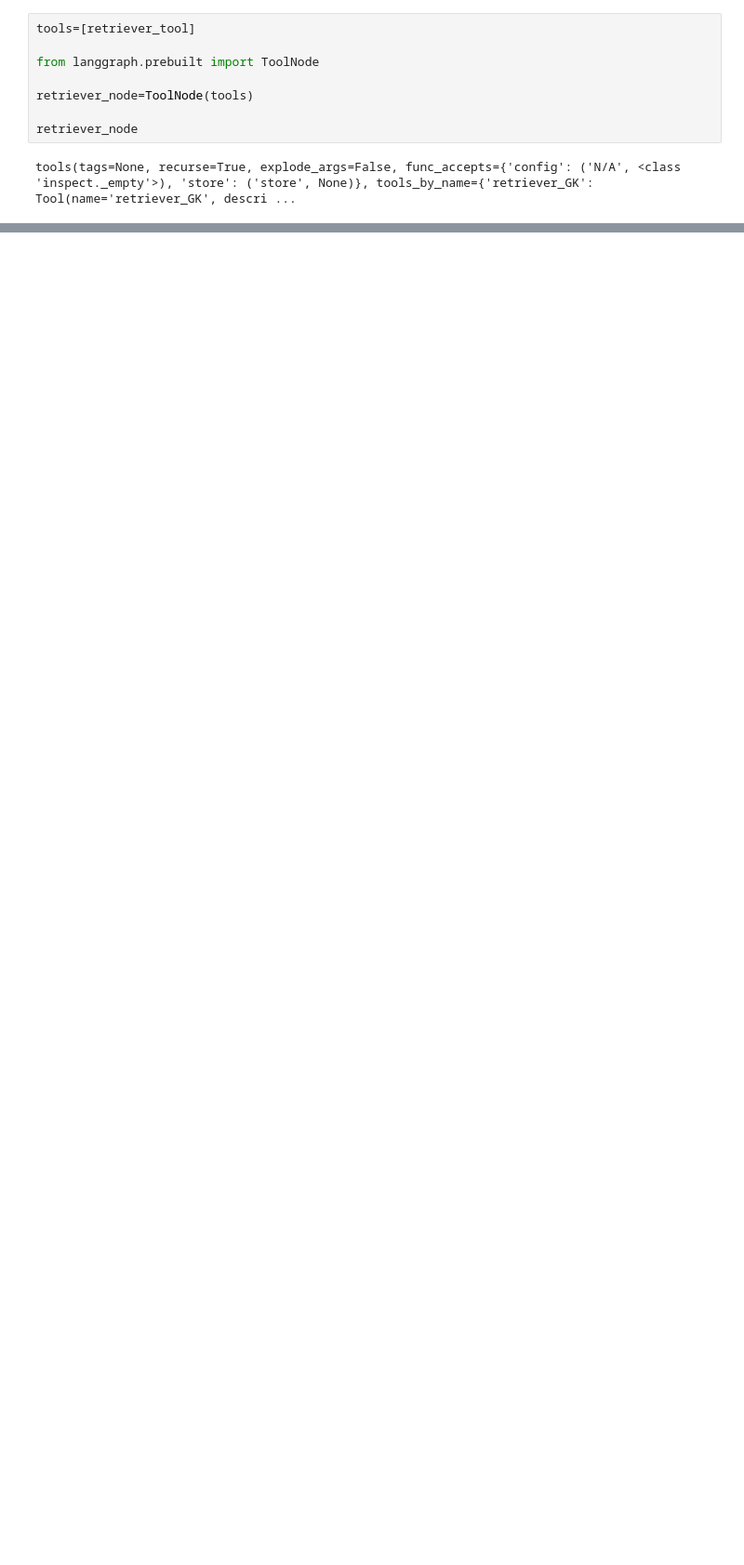
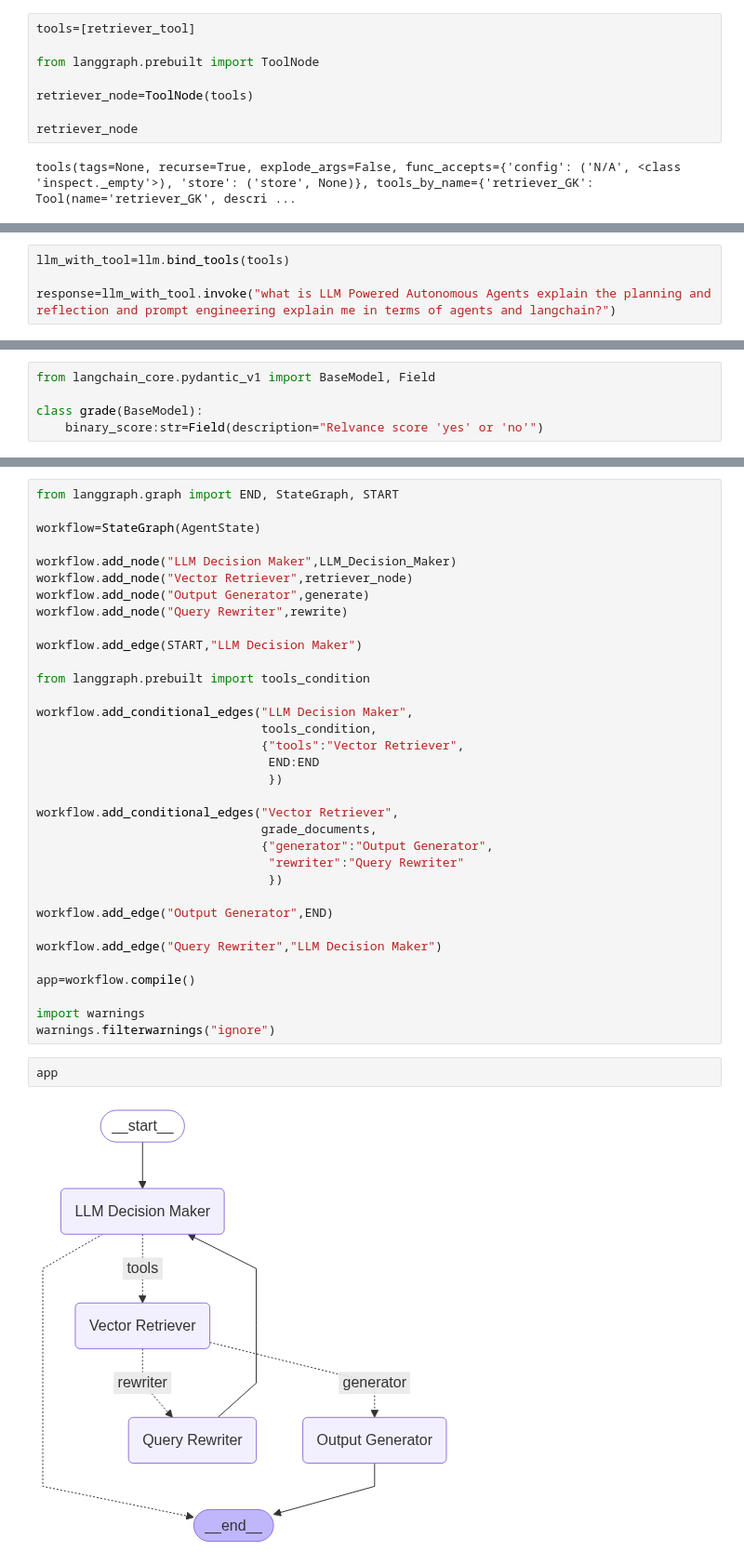
Before and after one commit to srj1407/AI_Engineering, a Jupyter notebook: Langgraph/langgraph_class_5.ipynb, the cells around one changed output, grey strips where cells are left out. Shown at 93% size. Drawn from its saved outputs; the diff is of its cells as text; blank space fills up the shorter version.

```diff
--- a/Langgraph/langgraph_class_5.ipynb
+++ b/Langgraph/langgraph_class_5.ipynb
@@ -85,0 +95,4 @@ tools(tags=None, recurse=True, explode_args=False, func_accepts={'config': ('N/A
+# %%
+llm_with_tool=llm.bind_tools(tools)
+
+response=llm_with_tool.invoke("what is LLM Powered Autonomous Agents explain the planning and reflection and prompt engineering explain me in terms of agents and langchain?")
@@ -85,0 +111,5 @@ tools(tags=None, recurse=True, explode_args=False, func_accepts={'config': ('N/A
+# %%
+from langchain_core.pydantic_v1 import BaseModel, Field
+
+class grade(BaseModel):
+    binary_score:str=Field(description="Relvance score 'yes' or 'no'")
@@ -85,0 +204,38 @@ tools(tags=None, recurse=True, explode_args=False, func_accepts={'config': ('N/A
+# %%
+from langgraph.graph import END, StateGraph, START
+
+workflow=StateGraph(AgentState)
+
+workflow.add_node("LLM Decision Maker",LLM_Decision_Maker)
+workflow.add_node("Vector Retriever",retriever_node)
+workflow.add_node("Output Generator",generate)
+workflow.add_node("Query Rewriter",rewrite)
+
+workflow.add_edge(START,"LLM Decision Maker")
+
+from langgraph.prebuilt import tools_condition
+
+workflow.add_conditional_edges("LLM Decision Maker",
+                               tools_condition,
+                               {"tools":"Vector Retriever",
+                                END:END
+                                })
+
+workflow.add_conditional_edges("Vector Retriever",
+                               grade_documents,
+                               {"generator":"Output Generator",
+                                "rewriter":"Query Rewriter"
+                                })
+
+workflow.add_edge("Output Generator",END)
+
+workflow.add_edge("Query Rewriter","LLM Decision Maker")
+
+app=workflow.compile()
+
+import warnings
+warnings.filterwarnings("ignore")
+# %%
+app
+# %% [output]
+[figure, added]
```
Also changed, not shown: parts of 11 cells of this notebook, 3 other files.
